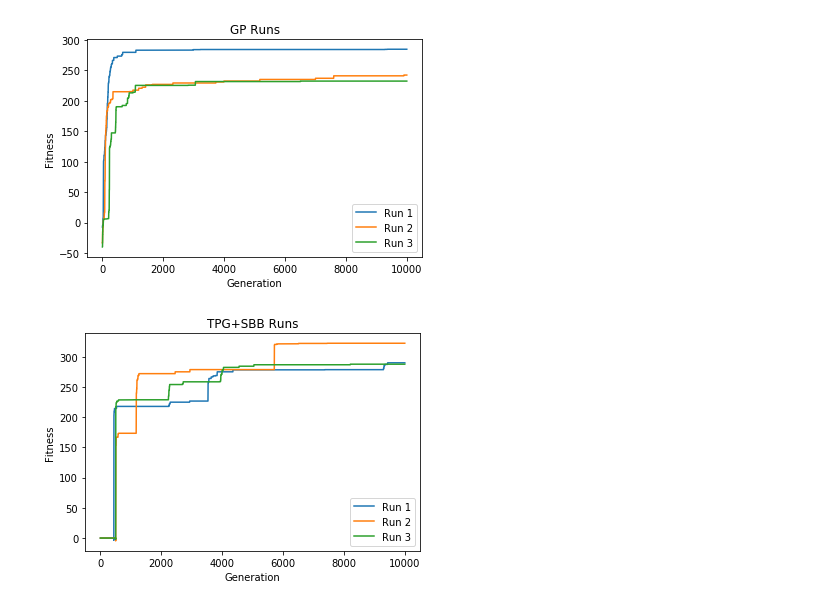
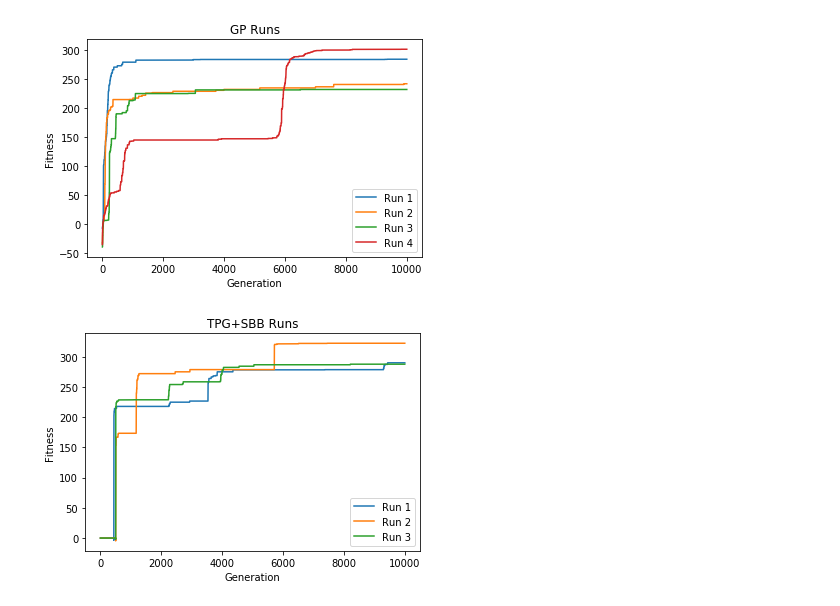
Before and after one commit to Ryan-Amaral/gp-bipedal-walker-analysis, a Jupyter notebook: basic_analysis.ipynb, the cells around one changed output. Cells and saved outputs as stored; diff of their text form; code cells hidden in the pictures.

```diff
--- a/basic_analysis.ipynb
+++ b/basic_analysis.ipynb
@@ -17,24 +19,25 @@ def get_std(dfs, field):
 df_gp_1 = pd.read_csv("run-data/gp/1/log.csv")
 df_gp_2 = pd.read_csv("run-data/gp/2/log.csv")
 df_gp_3 = pd.read_csv("run-data/gp/3/log.csv")
-dfs_gp = [df_gp_1, df_gp_2, df_gp_3]
+df_gp_4 = pd.read_csv("run-data/gp/4/log.csv")
+dfs_gp = [df_gp_1, df_gp_2, df_gp_3, df_gp_4]
 
 df_tpgsbb_1 = pd.read_csv("run-data/tpgsbb/1/log.csv")
 df_tpgsbb_2 = pd.read_csv("run-data/tpgsbb/2/log.csv")
 df_tpgsbb_3 = pd.read_csv("run-data/tpgsbb/3/log.csv")
+dfs_tpgsbb = [df_tpgsbb_1, df_tpgsbb_2, df_tpgsbb_3]
 # %%
 # GP runs
-plt.plot(df_gp_1["fitness_max"].tolist()[:10000], label="Run 1")
-plt.plot(df_gp_2["fitness_max"].tolist()[:10000], label="Run 2")
-plt.plot(df_gp_3["fitness_max"].tolist()[:10000], label="Run 3")
+for i in range(4):
+    plt.plot(dfs_gp[i]["fitness_max"].tolist()[:10000], label="Run " + str(i+1))
 
 plt.title("GP Runs")
 plt.xlabel("Generation")
 plt.ylabel("Fitness")
 plt.legend()
 
 plt.show()
 # %% [output]
-[figure, old version]
+[figure, new version]
 # %%
 # TPGSBB runs
```
Also changed, not shown: parts of 6 cells of this notebook, 1 other file.
